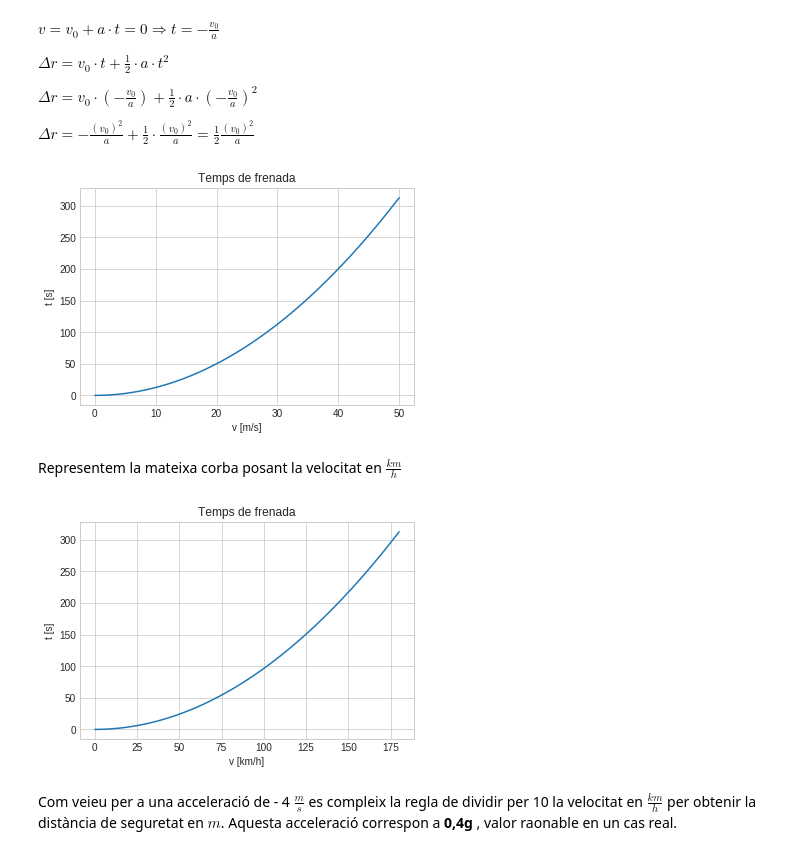
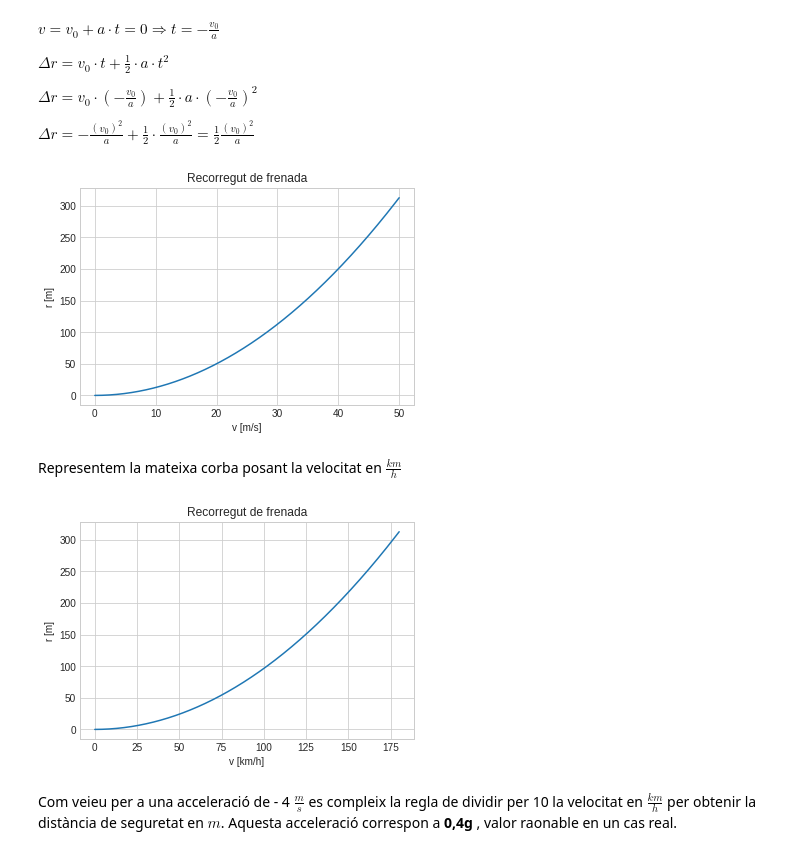
Before and after one commit to jorts64/Tecnologia-Industrial---Jupyter, a Jupyter notebook: TI1-1.1_Xocs_inelastics.ipynb, the cells around one changed output. Cells and saved outputs as stored; diff of their text form; code cells hidden in the pictures.

Commit message:
Corregit eix vertical a gràfica recorregut de frenada 	modificat:        TI1-1.1_Xocs_inelastics.ipynb

```diff
--- a/TI1-1.1_Xocs_inelastics.ipynb
+++ b/TI1-1.1_Xocs_inelastics.ipynb
@@ -227,13 +227,13 @@ $\Delta r = - \frac{(v_{0})^{2}}{a} + \frac{1}{2}\cdot \frac{(v_{0})^{2}}{a} = \
 # %%
 fig = plt.figure()
 ax = plt.axes()
 x = np.linspace(0, 50, 1000)
 ax.plot(x, 1 / 2 * x * x / 4);
-plt.title("Temps de frenada")
+plt.title("Recorregut de frenada")
 plt.xlabel("v [m/s]")
-plt.ylabel("t [s]");
+plt.ylabel("r [m]");
 # %% [output]
-[figure, old version]
+[figure, new version]
 # %% [markdown]
 Representem la mateixa corba posant la velocitat en $\frac{km}{h}$
 # %%
@@ -241,10 +241,10 @@ fig = plt.figure()
 ax = plt.axes()
 x = np.linspace(0, 50, 1000)
 ax.plot(x * 3.6, 1 / 2 * x * x / 4);
-plt.title("Temps de frenada")
+plt.title("Recorregut de frenada")
 plt.xlabel("v [km/h]")
-plt.ylabel("t [s]");
+plt.ylabel("r [m]");
 # %% [output]
-[figure, old version]
+[figure, new version]
 # %% [markdown]
 Com veieu per a una acceleració de - 4 $\frac{m}{s}$ es compleix la regla de dividir per 10 la velocitat en $\frac{km}{h}$ per obtenir la distància de seguretat en $m$. Aquesta acceleració correspon a **0,4g** , valor raonable en un cas real.
```
